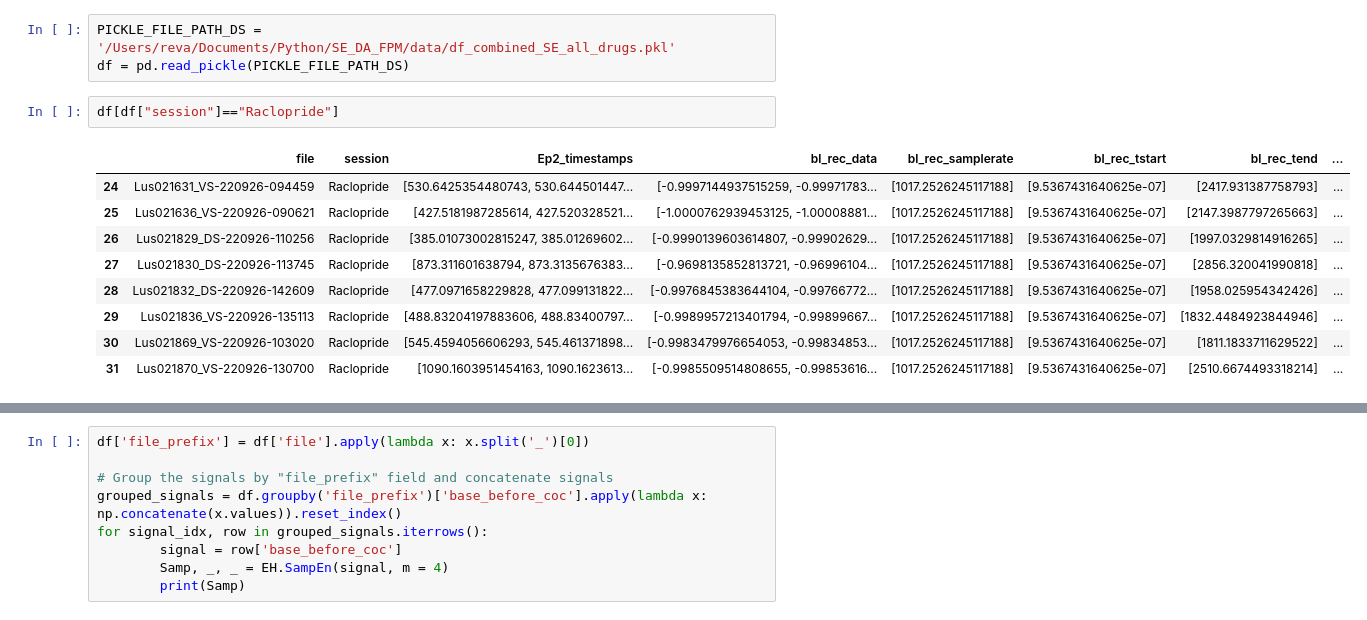
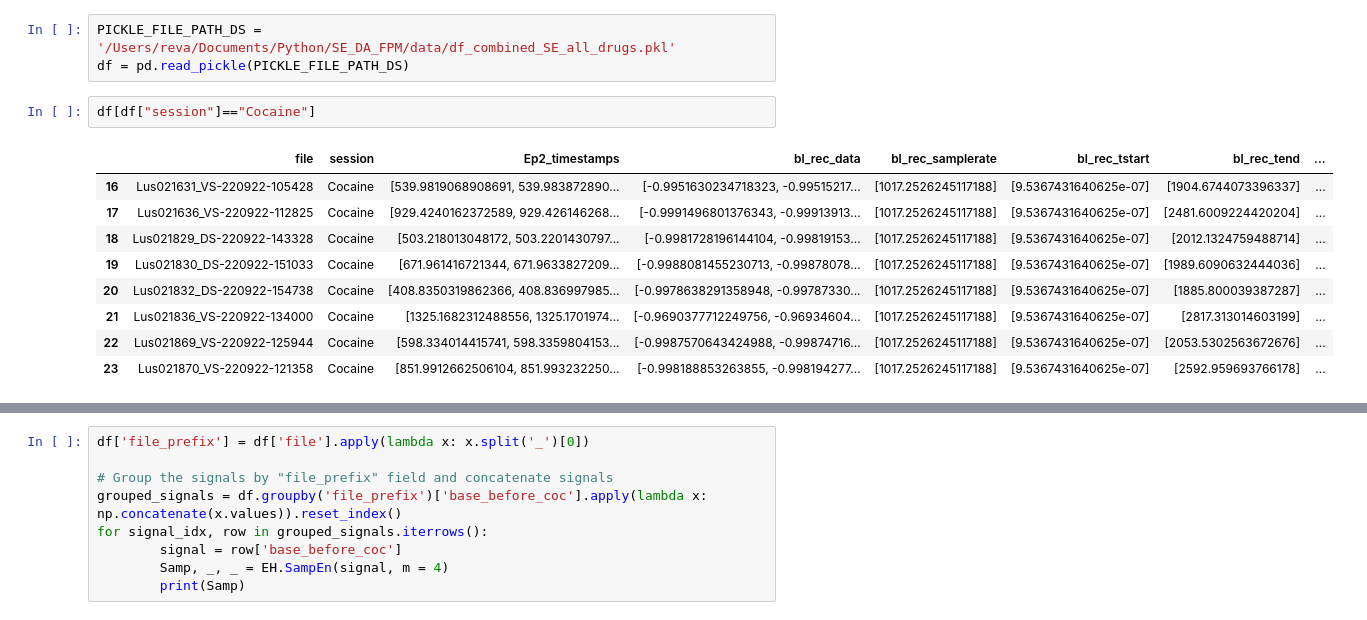
Before and after one commit to mariarv/SE_DA_FPM, a Jupyter notebook: scripts/Varioous.ipynb, the cells around one changed output, grey strips where cells are left out. Cells and saved outputs as stored; diff of their text form.

```diff
--- a/scripts/Varioous.ipynb
+++ b/scripts/Varioous.ipynb
@@ -14,15 +14,15 @@ plt.plot(X)
 PICKLE_FILE_PATH_DS = '/Users/reva/Documents/Python/SE_DA_FPM/data/df_combined_SE_all_drugs.pkl'
 df = pd.read_pickle(PICKLE_FILE_PATH_DS)
 # %%
-df[df["session"]=="Raclopride"]
+df[df["session"]=="Cocaine"]
 # %% [output]
 |  | file | session | Ep2_timestamps | bl_rec_data | bl_rec_samplerate | bl_rec_tstart | bl_rec_tend | ... |
-| 24 | Lus021631_VS-220926-094459 | Raclopride | [530.6425354480743, 530.644501447... | [-0.9997144937515259, -0.99971783... | [1017.2526245117188] | [9.5367431640625e-07] | [2417.931387758793] | ... |
-| 25 | Lus021636_VS-220926-090621 | Raclopride | [427.5181987285614, 427.520328521... | [-1.0000762939453125, -1.00008881... | [1017.2526245117188] | [9.5367431640625e-07] | [2147.3987797265663] | ... |
-| 26 | Lus021829_DS-220926-110256 | Raclopride | [385.01073002815247, 385.01269602... | [-0.9990139603614807, -0.99902629... | [1017.2526245117188] | [9.5367431640625e-07] | [1997.0329814916265] | ... |
-| 27 | Lus021830_DS-220926-113745 | Raclopride | [873.311601638794, 873.3135676383... | [-0.9698135852813721, -0.96996104... | [1017.2526245117188] | [9.5367431640625e-07] | [2856.320041990818] | ... |
-| 28 | Lus021832_DS-220926-142609 | Raclopride | [477.0971658229828, 477.099131822... | [-0.9976845383644104, -0.99766772... | [1017.2526245117188] | [9.5367431640625e-07] | [1958.025954342426] | ... |
-| 29 | Lus021836_VS-220926-135113 | Raclopride | [488.83204197883606, 488.83400797... | [-0.9989957213401794, -0.99899667... | [1017.2526245117188] | [9.5367431640625e-07] | [1832.4484923844946] | ... |
-| 30 | Lus021869_VS-220926-103020 | Raclopride | [545.4594056606293, 545.461371898... | [-0.9983479976654053, -0.99834853... | [1017.2526245117188] | [9.5367431640625e-07] | [1811.1833711629522] | ... |
-| 31 | Lus021870_VS-220926-130700 | Raclopride | [1090.1603951454163, 1090.1623613... | [-0.9985509514808655, -0.99853616... | [1017.2526245117188] | [9.5367431640625e-07] | [2510.6674493318214] | ... |
+| 16 | Lus021631_VS-220922-105428 | Cocaine | [539.9819068908691, 539.983872890... | [-0.9951630234718323, -0.99515217... | [1017.2526245117188] | [9.5367431640625e-07] | [1904.6744073396337] | ... |
+| 17 | Lus021636_VS-220922-112825 | Cocaine | [929.4240162372589, 929.426146268... | [-0.9991496801376343, -0.99913913... | [1017.2526245117188] | [9.5367431640625e-07] | [2481.6009224420204] | ... |
+| 18 | Lus021829_DS-220922-143328 | Cocaine | [503.218013048172, 503.2201430797... | [-0.9981728196144104, -0.99819153... | [1017.2526245117188] | [9.5367431640625e-07] | [2012.1324759488714] | ... |
+| 19 | Lus021830_DS-220922-151033 | Cocaine | [671.961416721344, 671.9633827209... | [-0.9988081455230713, -0.99878078... | [1017.2526245117188] | [9.5367431640625e-07] | [1989.6090632444036] | ... |
+| 20 | Lus021832_DS-220922-154738 | Cocaine | [408.8350319862366, 408.836997985... | [-0.9978638291358948, -0.99787330... | [1017.2526245117188] | [9.5367431640625e-07] | [1885.800039387287] | ... |
+| 21 | Lus021836_VS-220922-134000 | Cocaine | [1325.1682312488556, 1325.1701974... | [-0.9690377712249756, -0.96934604... | [1017.2526245117188] | [9.5367431640625e-07] | [2817.313014603199] | ... |
+| 22 | Lus021869_VS-220922-125944 | Cocaine | [598.334014415741, 598.3359804153... | [-0.9987570643424988, -0.99874716... | [1017.2526245117188] | [9.5367431640625e-07] | [2053.5302563672676] | ... |
+| 23 | Lus021870_VS-220922-121358 | Cocaine | [851.9912662506104, 851.993232250... | [-0.998188853263855, -0.998194277... | [1017.2526245117188] | [9.5367431640625e-07] | [2592.959693766178] | ... |
 # %%
```
Also changed, not shown: parts of 14 cells of this notebook, 51 other files.
